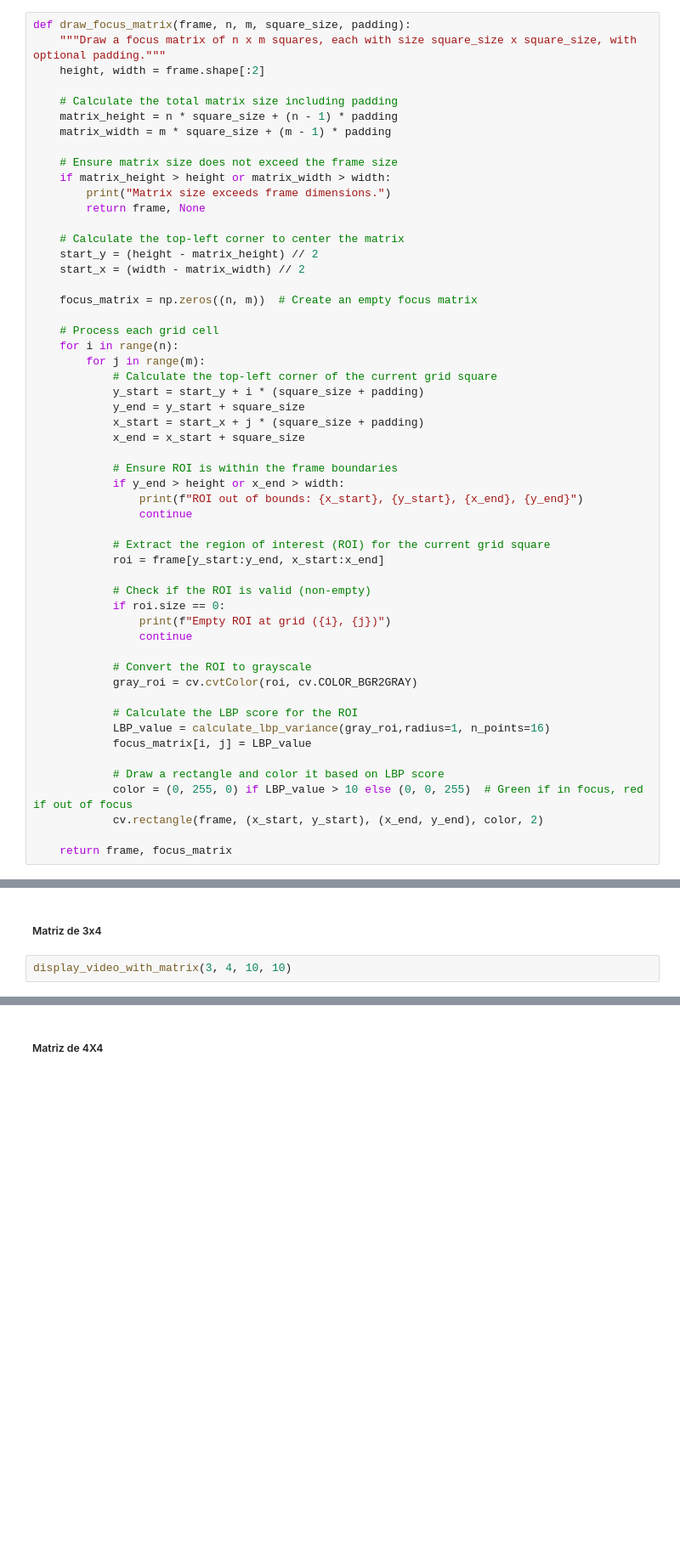
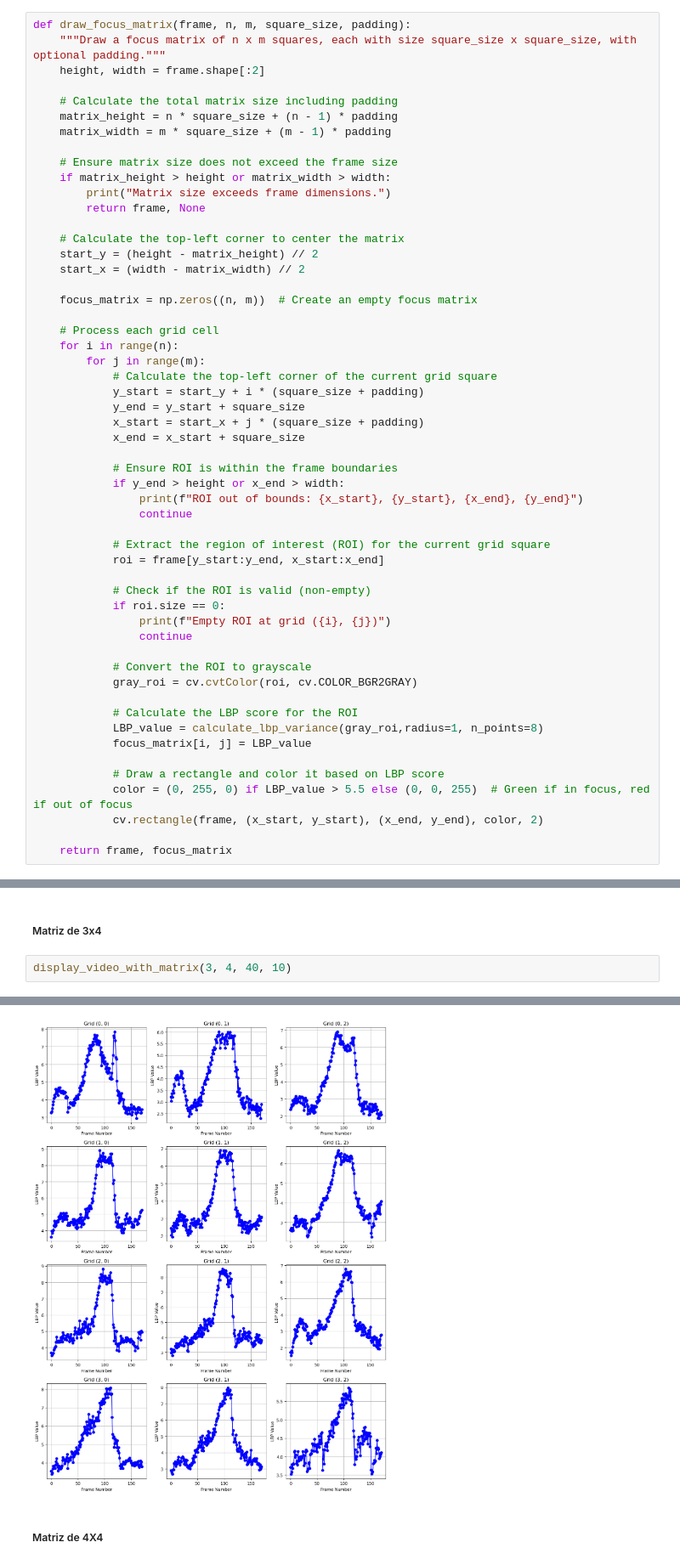
Before and after one commit to christophcharaf/vision_computadora_I, a Jupyter notebook: Material_TPs/TP2/tp_2.ipynb, the cells around one changed output, grey strips where cells are left out. Shown at 85% size. Drawn from its saved outputs; the diff is of its cells as text; blank space fills up the shorter version.

```diff
--- a/Material_TPs/TP2/tp_2.ipynb
+++ b/Material_TPs/TP2/tp_2.ipynb
@@ -691,11 +757,11 @@ def draw_focus_matrix(frame, n, m, square_size, padding):
             gray_roi = cv.cvtColor(roi, cv.COLOR_BGR2GRAY)
 
             # Calculate the LBP score for the ROI
-            LBP_value = calculate_lbp_variance(gray_roi,radius=1, n_points=16)
+            LBP_value = calculate_lbp_variance(gray_roi,radius=1, n_points=8)
             focus_matrix[i, j] = LBP_value
 
             # Draw a rectangle and color it based on LBP score
-            color = (0, 255, 0) if LBP_value > 10 else (0, 0, 255)  # Green if in focus, red if out of focus
+            color = (0, 255, 0) if LBP_value > 5.5 else (0, 0, 255)  # Green if in focus, red if out of focus
             cv.rectangle(frame, (x_start, y_start), (x_end, y_end), color, 2)
 
     return frame, focus_matrix
@@ -756,4 +822,5 @@ def display_video_with_matrix(m, n, square_size=10, padding=10):
 # %% [markdown]
 ##### Matriz de 3x4
 # %%
-display_video_with_matrix(3, 4, 10, 10)
+display_video_with_matrix(3, 4, 40, 10)
+# %% [output]
@@ -760,3 +828,4 @@ display_video_with_matrix(3, 4, 10, 10)
+[figure, added]
 # %% [markdown]
 ##### Matriz de 4X4
 # %%
```
Also changed, not shown: parts of 14 cells of this notebook.
